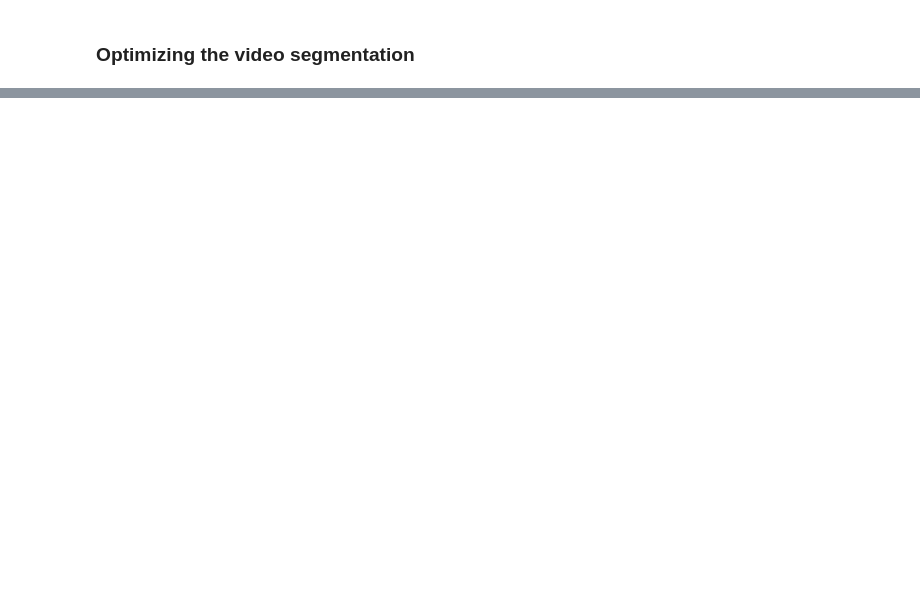
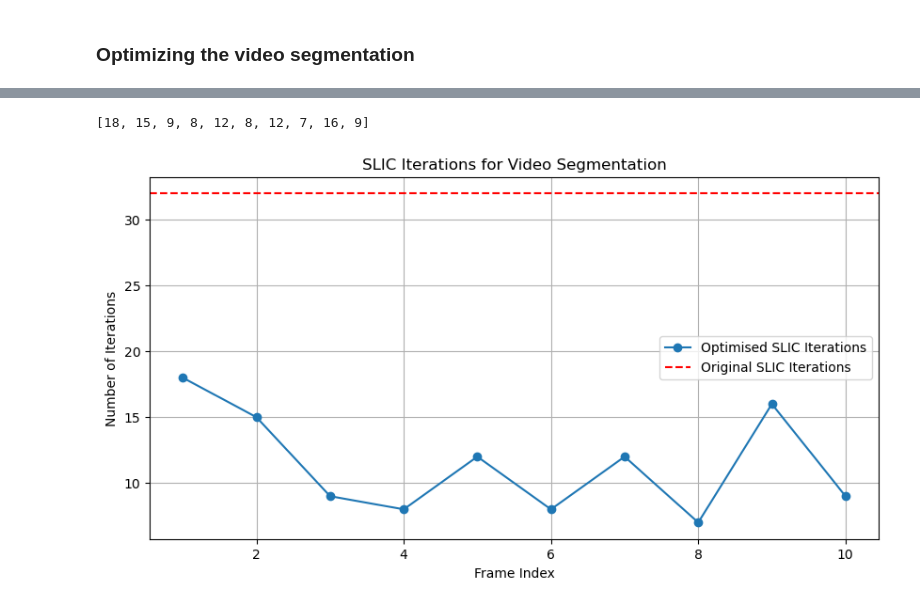
Before and after one commit to anshium/smai-assignment-1, a Jupyter notebook: Question_4/q4_part_2.ipynb, the cells around one changed output, grey strips where cells are left out. Cells and saved outputs as stored; diff of their text form; code cells hidden in the pictures; blank space fills up the shorter version.

Commit message:
feat: slic

```diff
--- a/Question_4/q4_part_2.ipynb
+++ b/Question_4/q4_part_2.ipynb
@@ -124,6 +139,3 @@ Video saved as segmented_video.mp4
 # But then we can initialise the subsequent frames with the clusters of the last frame.
 
 # This would help in getting convergence faster. But, I still have to implement the convergence part right now.
-# %%
-def do_optimised_slic_for_video():
-    pass
@@ -129,0 +337,19 @@ def do_optimised_slic_for_video():
+# %%
+print(optimised_slic_iters)
+
+frame_indices = list(range(1, len(optimised_slic_iters) + 1))
+
+plt.figure(figsize=(10, 5))
+plt.plot(frame_indices, optimised_slic_iters, marker='o', linestyle='-', label="Optimised SLIC Iterations")
+plt.axhline(y=og_slic_iters, color='r', linestyle='--', label="Original SLIC Iterations")
+
+plt.xlabel("Frame Index")
+plt.ylabel("Number of Iterations")
+plt.title("SLIC Iterations for Video Segmentation")
+plt.legend()
+plt.grid()
+
+plt.show()
+# %% [output]
+[18, 15, 9, 8, 12, 8, 12, 7, 16, 9]
+[figure, added]
```
Also changed, not shown: parts of 4 cells of this notebook, 28 other files.
